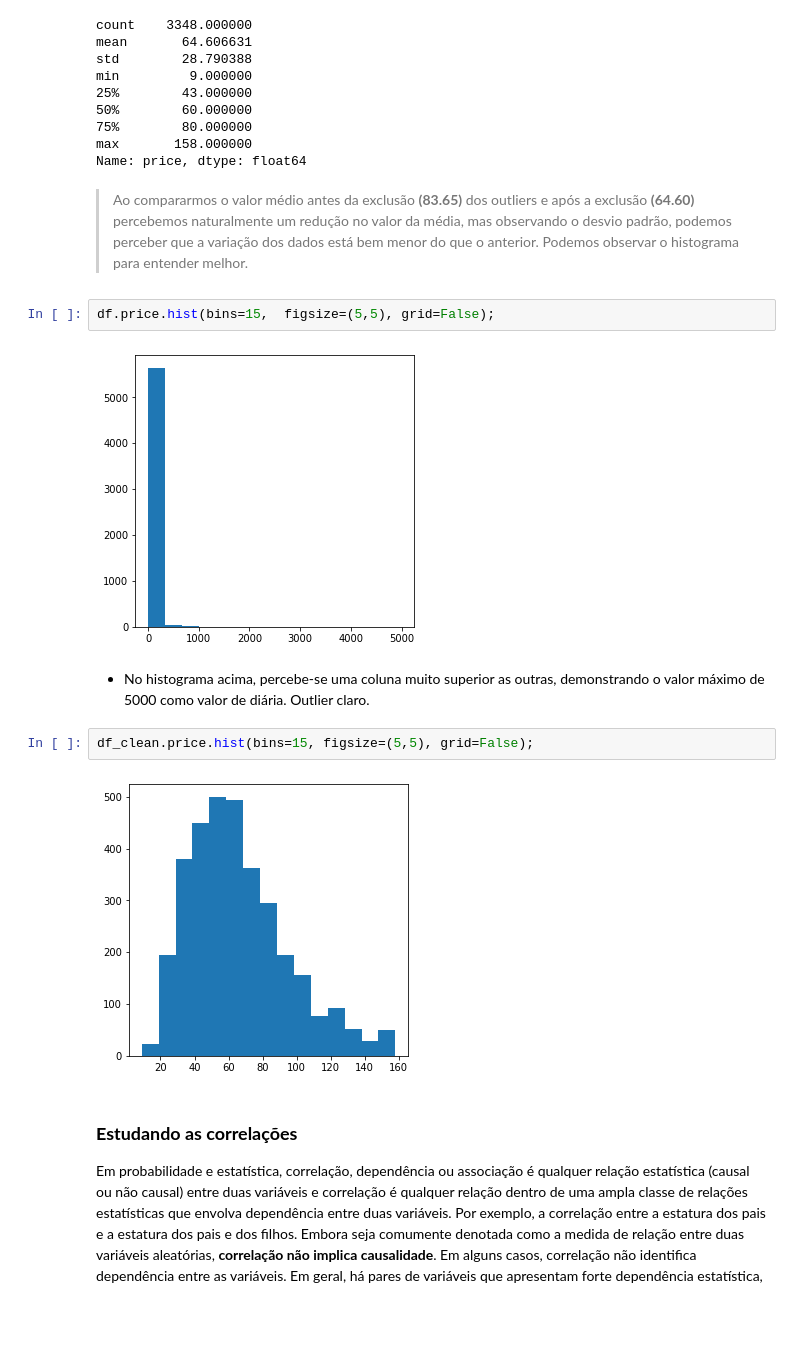
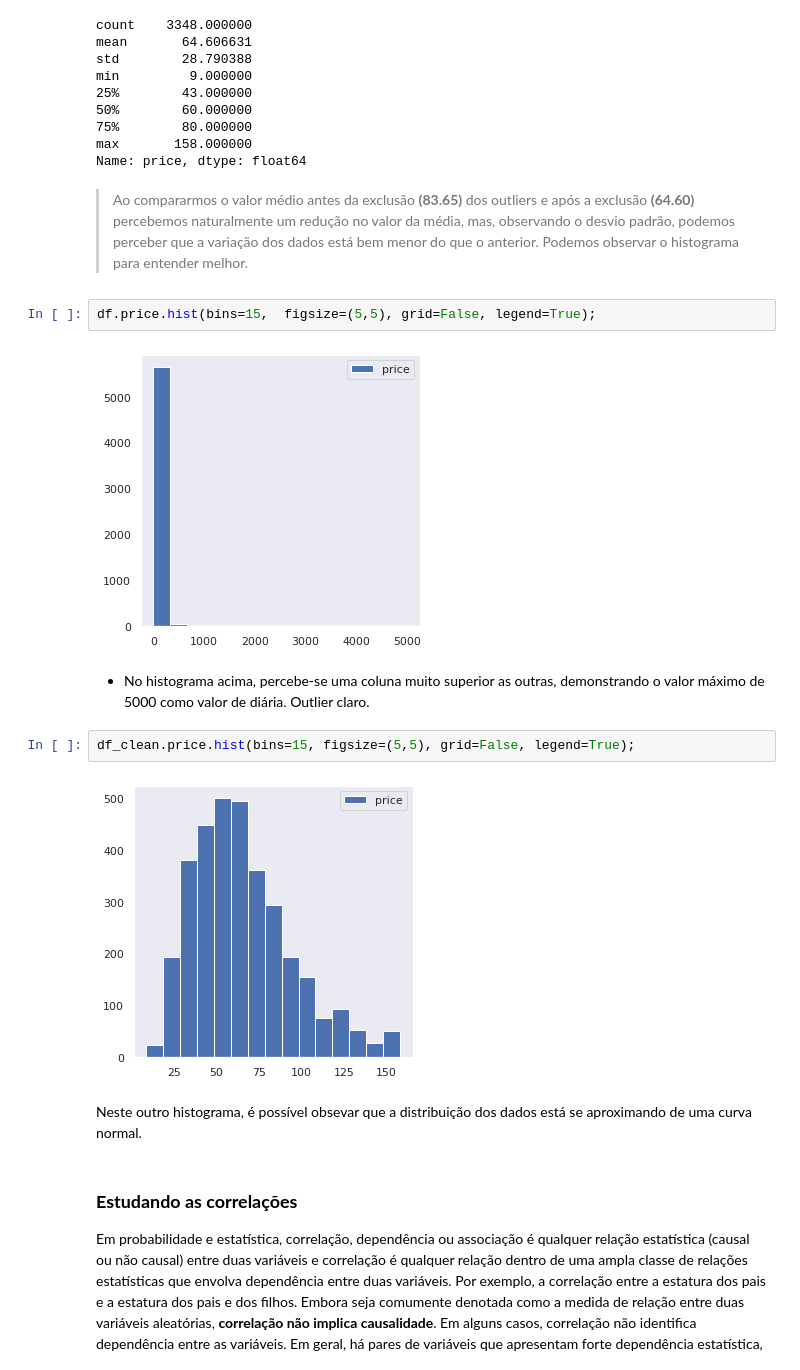
Before and after one commit to ecordeiro/data_science, a Jupyter notebook: Analisando_os_Dados_do_Airbnb_Bruxelas.ipynb, the cells around one changed output. Saved outputs shown, nothing was run; the diff lists cells and outputs as text; blank space fills up the shorter version.

```diff
--- a/Analisando_os_Dados_do_Airbnb_Bruxelas.ipynb
+++ b/Analisando_os_Dados_do_Airbnb_Bruxelas.ipynb
@@ -499,18 +503,20 @@ min         9.000000
 max       158.000000
 Name: price, dtype: float64
 # %% [markdown]
-> Ao compararmos o valor médio antes da exclusão **(83.65)** dos outliers e após a exclusão **(64.60)** percebemos naturalmente um redução no valor da média, mas observando o desvio padrão, podemos perceber que a variação dos dados está bem menor do que o anterior.
+> Ao compararmos o valor médio antes da exclusão **(83.65)** dos outliers e após a exclusão **(64.60)** percebemos naturalmente um redução no valor da média, mas, observando o desvio padrão, podemos perceber que a variação dos dados está bem menor do que o anterior.
 Podemos observar o histograma para entender melhor.
 # %%
-df.price.hist(bins=15,  figsize=(5,5), grid=False);
+df.price.hist(bins=15,  figsize=(5,5), grid=False, legend=True);
 # %% [output]
-[figure, old version]
+[figure, new version]
 # %% [markdown]
 * No histograma acima, percebe-se uma coluna muito superior as outras, demonstrando o valor máximo de 5000 como valor de diária. Outlier claro.
 # %%
-df_clean.price.hist(bins=15, figsize=(5,5), grid=False);
+df_clean.price.hist(bins=15, figsize=(5,5), grid=False, legend=True);
 # %% [output]
-[figure, old version]
+[figure, new version]
+# %% [markdown]
+Neste outro histograma, é possível obsevar que a distribuição dos dados está se aproximando de uma curva normal.
 # %% [markdown]
 ### **Estudando as correlações**
 
```
Also changed, not shown: parts of 26 cells of this notebook.
